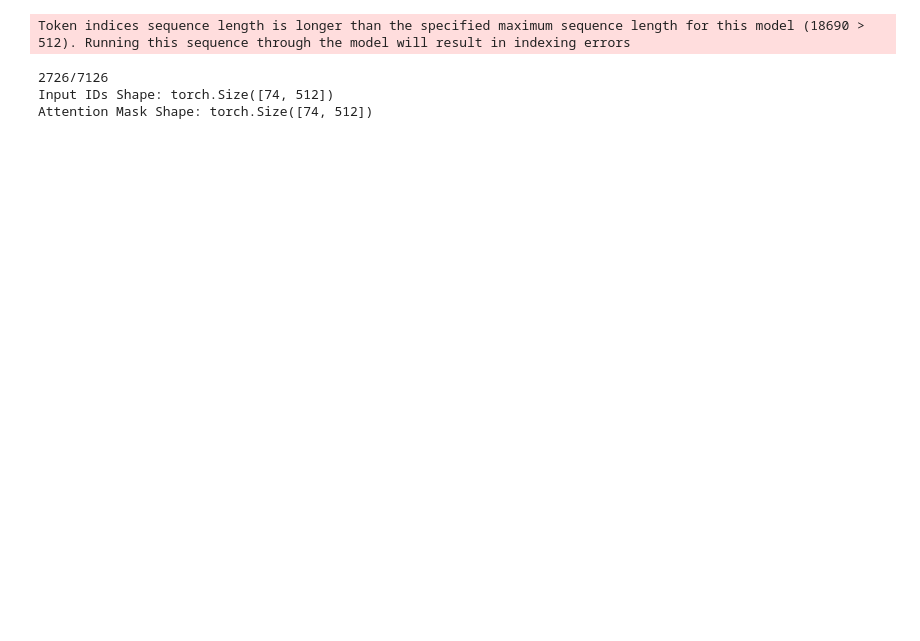
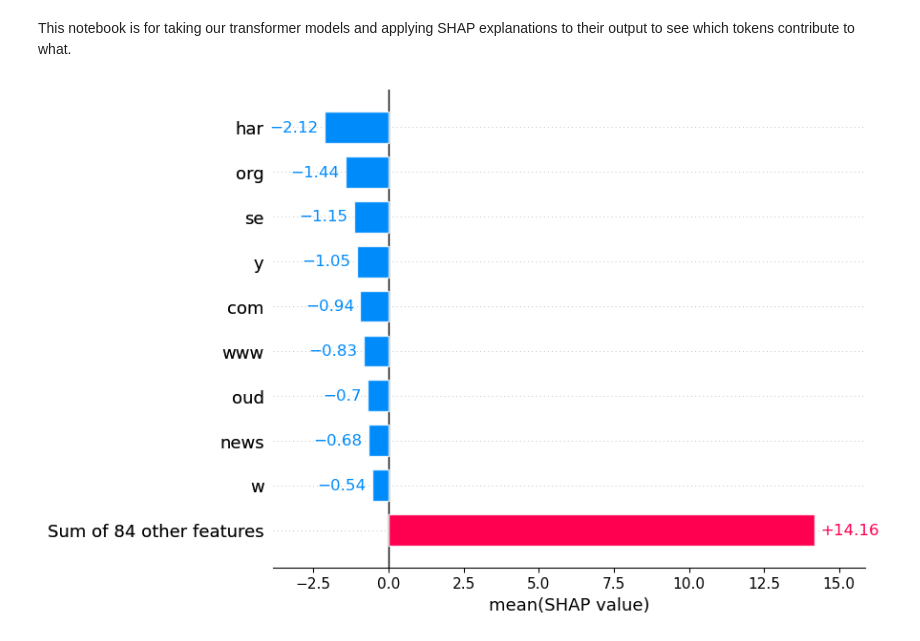
Before and after one commit to imack/phishing-edge, a Jupyter notebook: interpretability/attention_visualization.ipynb, the cells around one changed output. Cells and saved outputs as stored; diff of their text form; code cells hidden in the pictures; blank space fills up the shorter version.

Commit message:
first pass at shap outputs

```diff
--- a/interpretability/attention_visualization.ipynb
+++ b/interpretability/attention_visualization.ipynb
@@ -111,45 +1,2 @@ for batch in test_dataloader:
-# %%
-import h5py
-import os
-import torch
-from random import randint
-dataset_path = os.path.expanduser("~/transfer/phishing_output.h5")
-tokenizer = DistilBertTokenizer.from_pretrained("distilbert-base-uncased")
-
-h5file = h5py.File(dataset_path, 'r')
-
-def tokenize_with_overlap(html_content, max_chunk_length=512, stride=256):
-    """
-    Tokenize an HTML document into overlapping chunks.
-    """
-    # Tokenize the entire document first
-    tokens = tokenizer(html_content, add_special_tokens=False)["input_ids"]
-
-    # Create overlapping chunks
-    chunks = []
-    for i in range(0, len(tokens), stride):
-        chunk = tokens[i:i + max_chunk_length]
-        if len(chunk) < max_chunk_length:  # Pad shorter chunks
-            chunk += [tokenizer.pad_token_id] * (max_chunk_length - len(chunk))
-        chunks.append(chunk)
-
-    # Convert to tensor format for the model
-    input_ids = torch.tensor(chunks)
-    attention_mask = (input_ids != tokenizer.pad_token_id).long()  # Mask non-padding tokens
-    return input_ids, attention_mask
-
-dev_size = len(h5file['dev/html_content'])
-idx = randint(0, dev_size)
-print(f"{idx}/{dev_size}")
-html_content = str(h5file['dev/html_content'][idx])
-
-# Tokenize with overlapping windows
-input_ids, attention_mask = tokenize_with_overlap(html_content)
-
-print("Input IDs Shape:", input_ids.shape)  # (num_chunks, max_chunk_length)
-print("Attention Mask Shape:", attention_mask.shape)  # (num_chunks, max_chunk_length)
-# %% [output]
-Token indices sequence length is longer than the specified maximum sequence length for this model (18690 > 512). Running this sequence through the model will result in indexing errors
-2726/7126
-Input IDs Shape: torch.Size([74, 512])
-Attention Mask Shape: torch.Size([74, 512])
+# %% [markdown]
+This notebook is for taking our transformer models and applying SHAP explanations to their output to see which tokens contribute to what.
@@ -155,0 +56,4 @@ Attention Mask Shape: torch.Size([74, 512])
+# %%
+shap.plots.bar(shap_values.mean(0), order=shap.Explanation.argsort)
+# %% [output]
+[figure, added]
```
Also changed, not shown: parts of 3 cells of this notebook.
